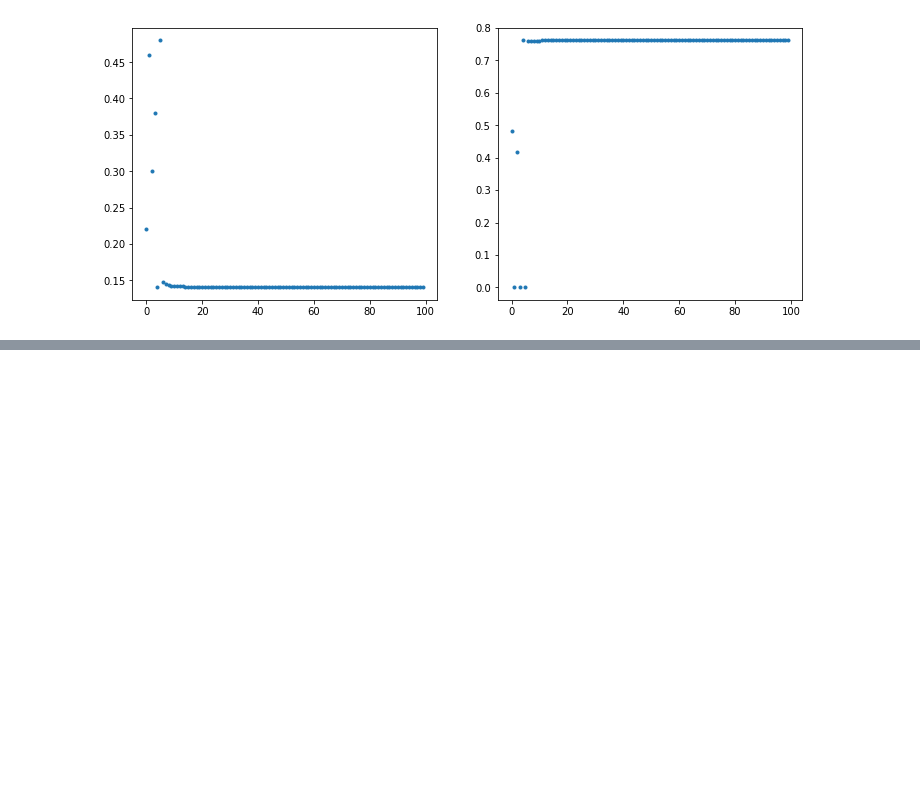
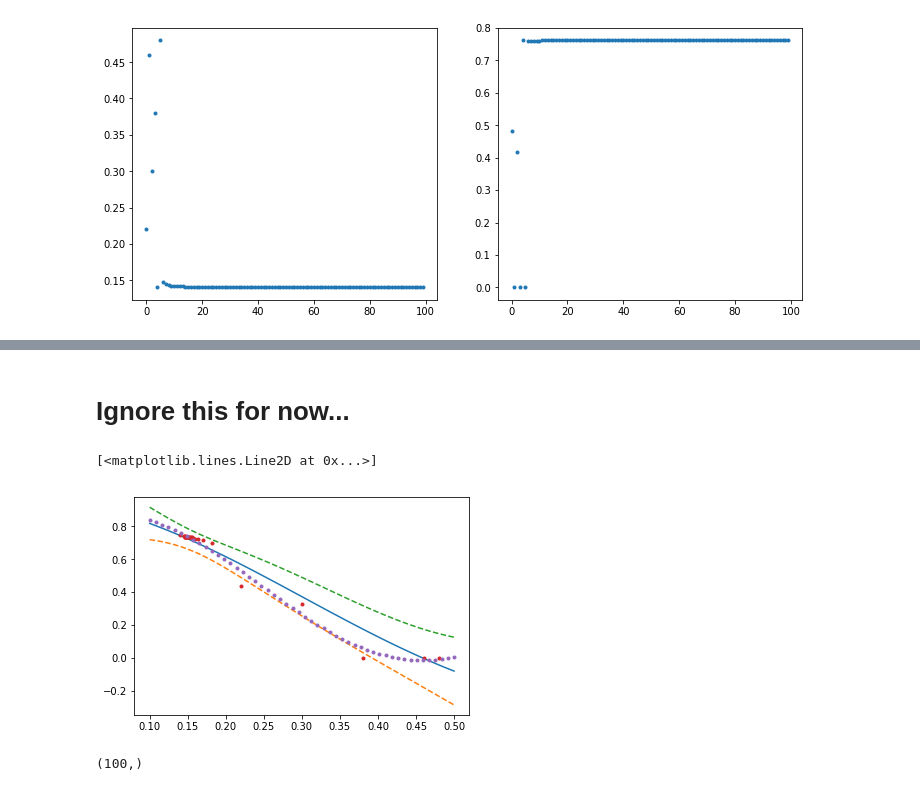
Before and after one commit to mattcrooksBBC/BayesianOptimisation, a Jupyter notebook: Bayesian_hyperparameter_optimisation3_HowToUse.ipynb, the cells around one changed output, grey strips where cells are left out. Drawn from its saved outputs; the diff is of its cells as text; code cells hidden in the pictures; blank space fills up the shorter version.

```diff
--- a/Bayesian_hyperparameter_optimisation3_HowToUse.ipynb
+++ b/Bayesian_hyperparameter_optimisation3_HowToUse.ipynb
@@ -377,0 +421,19 @@ plt.show()
+# %% [markdown]
+# Ignore this for now...
+# %%
+noise = 0.001
+x=np.linspace(0.1, 0.5).reshape(-1,1)
+y, std = BOout.gpr.predict(x, return_std=True)
+y1, std1 = GaussianProcessRegressor(kernel=RBF(), alpha=noise * 2).fit(BOout.Xt, BOout.Yt).predict(x, return_std=True)
+plt.plot(x, y)
+plt.plot(x, y - std, '--')
+plt.plot(x, y + std, '--')
+plt.plot(BOout.Xt, BOout.Yt, '.')
+plt.plot(x, y1, '.')
+# %% [output]
+[<matplotlib.lines.Line2D at 0x...>]
+[figure, added]
+# %%
+BOout.Yt.shape
+# %% [output]
+(100,)
```
Also changed, not shown: parts of 6 cells of this notebook, 3 other files.
